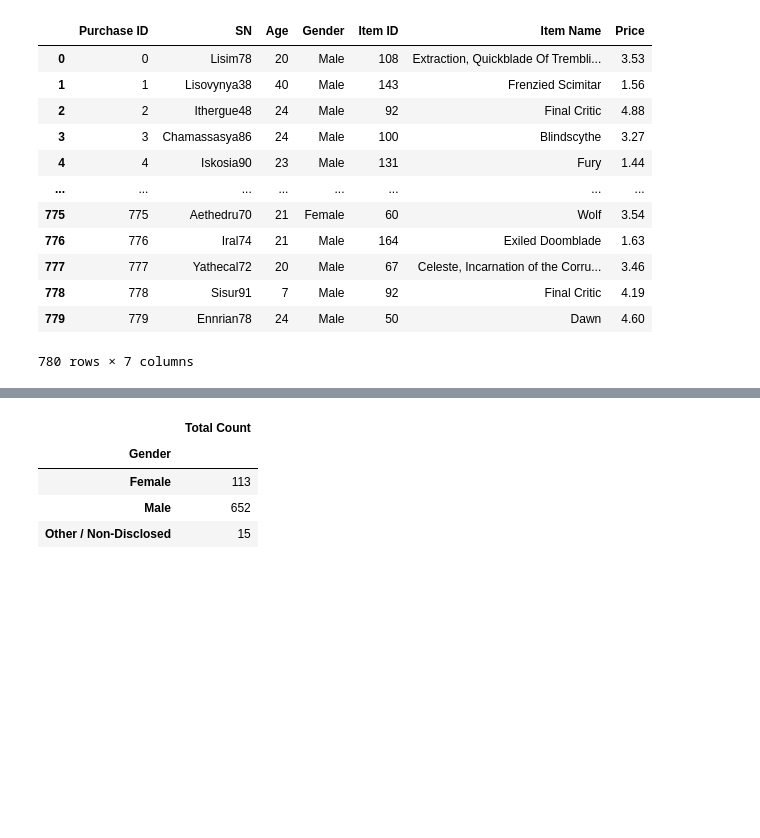
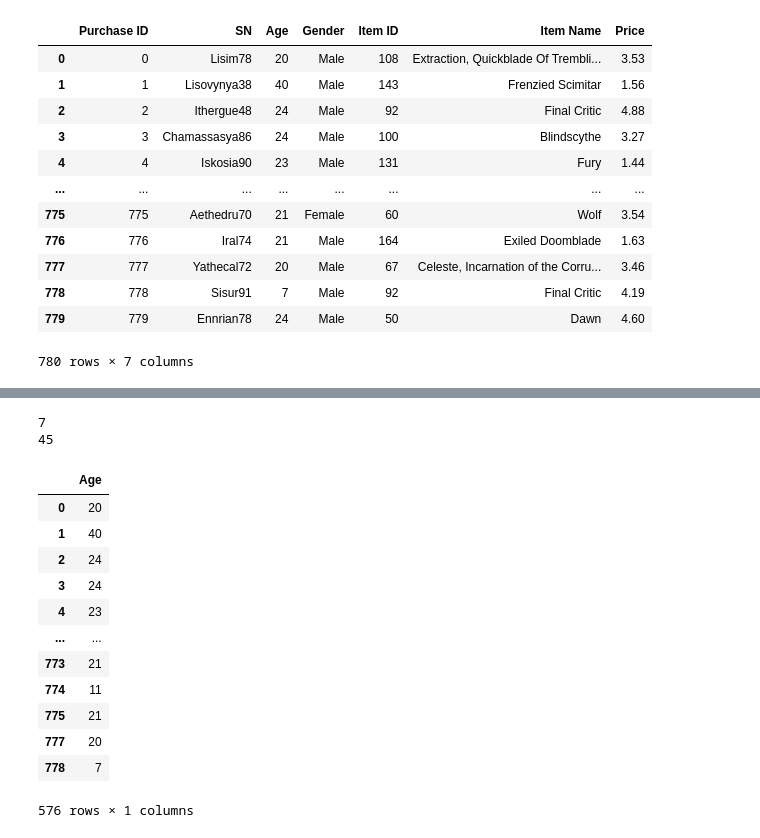
Before and after one commit to LexiJess/Pandas_Challenge, a Jupyter notebook: HeroesOfPymoli/HeroesOfPymoli_Jupyter.ipynb, the cells around one changed output, grey strips where cells are left out. Drawn from its saved outputs; the diff is of its cells as text; code cells hidden in the pictures; blank space fills up the shorter version.

```diff
--- a/HeroesOfPymoli/HeroesOfPymoli_Jupyter.ipynb
+++ b/HeroesOfPymoli/HeroesOfPymoli_Jupyter.ipynb
@@ -240,13 +240,37 @@ gender_purchase_total
 | Female | 361.94 | 113 | 3.203009 | 4.468395 |
 | Male | 1967.64 | 652 | 3.017853 | 4.065372 |
 | Other / Non-Disclosed | 50.19 | 15 | 3.346000 | 4.562727 |
-# %%
-purchase_count=playerdata.groupby(["Gender"]).count()["Item Name"].rename("Total Count")
-purchase_count=pd.DataFrame(purchase_count)
-purchase_count
-# %% [output]
-|  | Total Count |
-| Gender |  |
-| Female | 113 |
-| Male | 652 |
-| Other / Non-Disclosed | 15 |
+# %%
+#Find the range of player ages
+
+print(playerdata["Age"].min())
+print (playerdata["Age"].max())
+# %% [output]
+7
+45
+# %%
+players_binned=playerdatadropduplicates["Age"]
+
+# Create the bins in which Data will be held
+bins = [0, 9, 14, 19, 24, 29, 34, 39, 50]
+
+# Create the names for the  bins
+group_names = ["< 10", "10-14", "15-19", "20-24", "25-29", "30-34", "35-39", "40+"]
+
+
+players_binned = pd.DataFrame(players_binned)
+players_binned
+# %% [output]
+|  | Age |
+| 0 | 20 |
+| 1 | 40 |
+| 2 | 24 |
+| 3 | 24 |
+| 4 | 23 |
+| ... | ... |
+| 773 | 21 |
+| 774 | 11 |
+| 775 | 21 |
+| 777 | 20 |
+| 778 | 7 |
+576 rows × 1 columns
```
Also changed, not shown: parts of 4 cells of this notebook.
